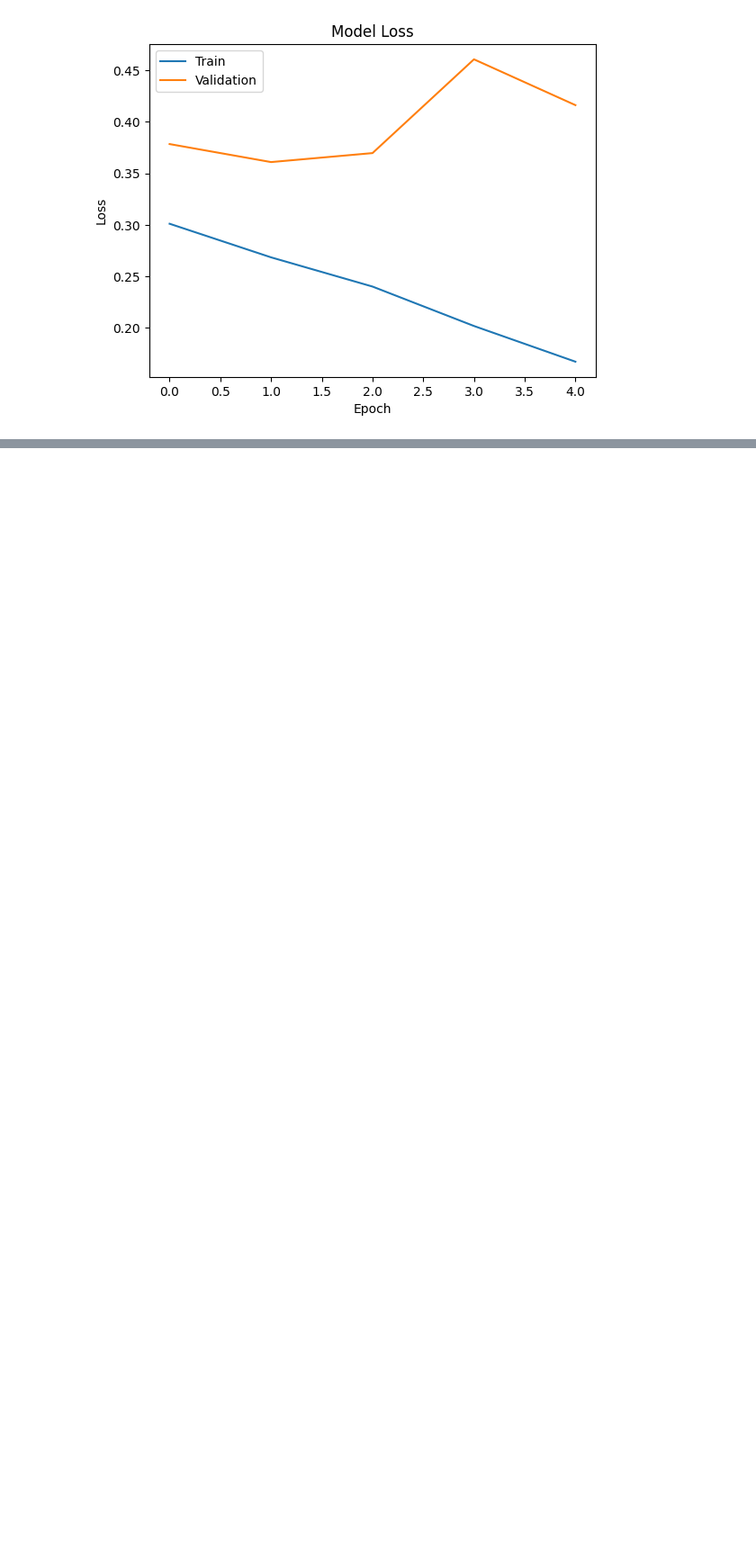
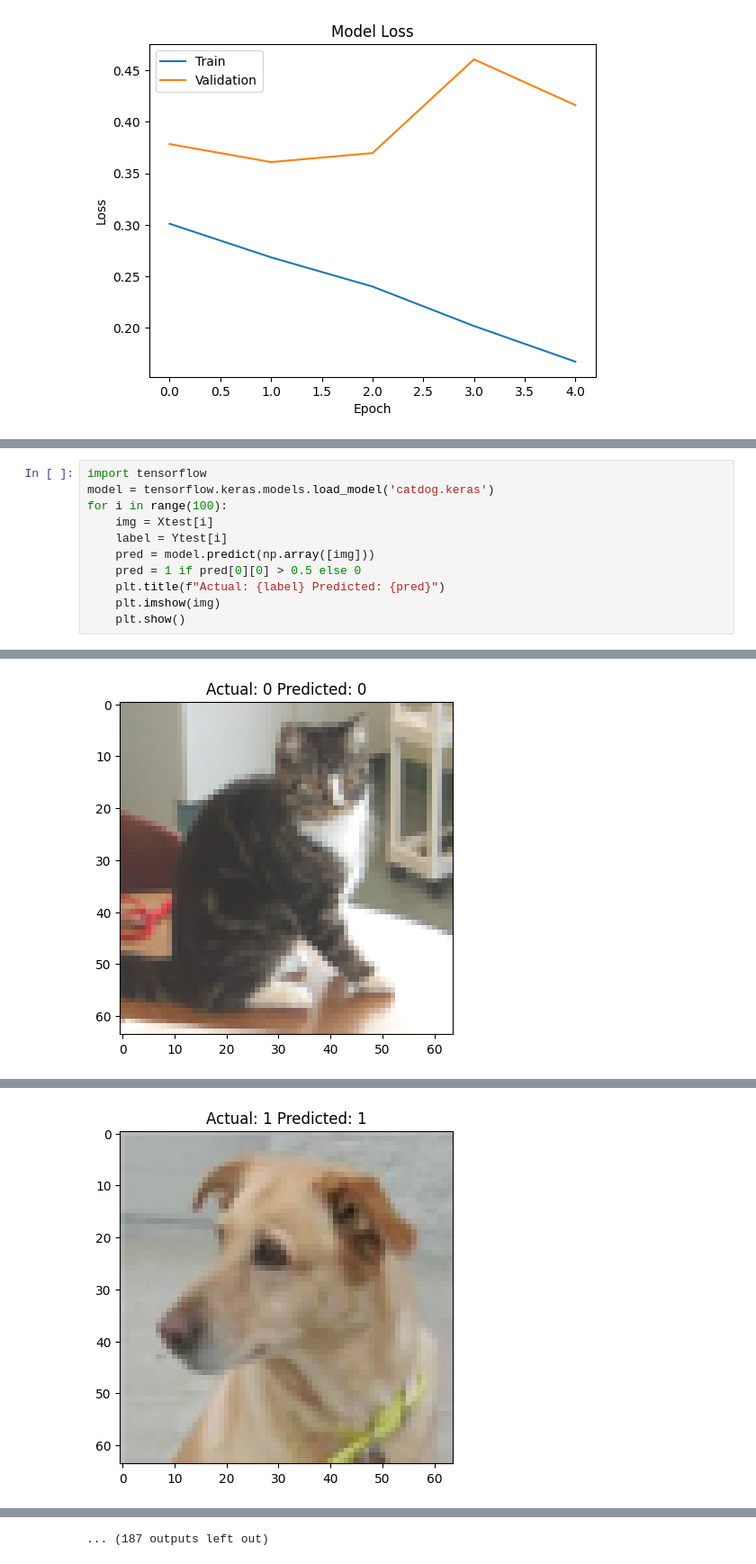
Before and after one commit to IMisbahk/Cats-Dogs, a Jupyter notebook: model.ipynb, the cells around one changed output, grey strips where cells are left out. Shown at 90% size. Drawn from its saved outputs; the diff is of its cells as text; blank space fills up the shorter version.

```diff
--- a/model.ipynb
+++ b/model.ipynb
@@ -123,0 +122,12 @@ WARNING:absl:You are saving your model as an HDF5 file via `model.save()` or `ke
+# %%
+import tensorflow
+model = tensorflow.keras.models.load_model('catdog.keras')
+for i in range(100):
+    img = Xtest[i]
+    label = Ytest[i]
+    pred = model.predict(np.array([img]))
+    pred = 1 if pred[0][0] > 0.5 else 0
+    plt.title(f"Actual: {label} Predicted: {pred}")
+    plt.imshow(img)
+    plt.show()
+# %% [output]
@@ -123,0 +135 @@ WARNING:absl:You are saving your model as an HDF5 file via `model.save()` or `ke
+[figure, added]
@@ -123,0 +137 @@ WARNING:absl:You are saving your model as an HDF5 file via `model.save()` or `ke
+[figure, added]
@@ -123,0 +146 @@ WARNING:absl:You are saving your model as an HDF5 file via `model.save()` or `ke
+... (187 outputs left out)
```
Also changed, not shown: parts of 2 cells of this notebook.
